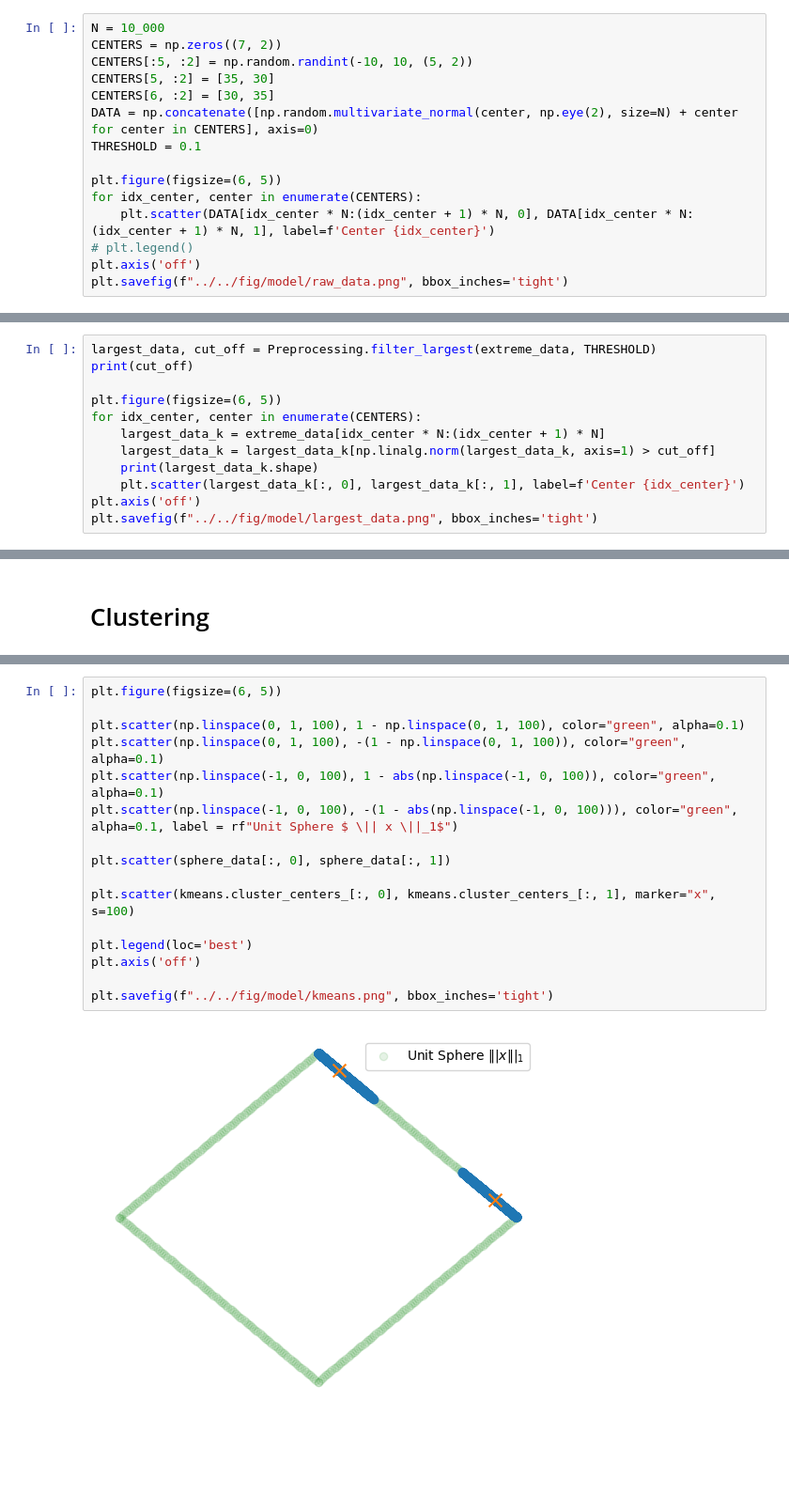
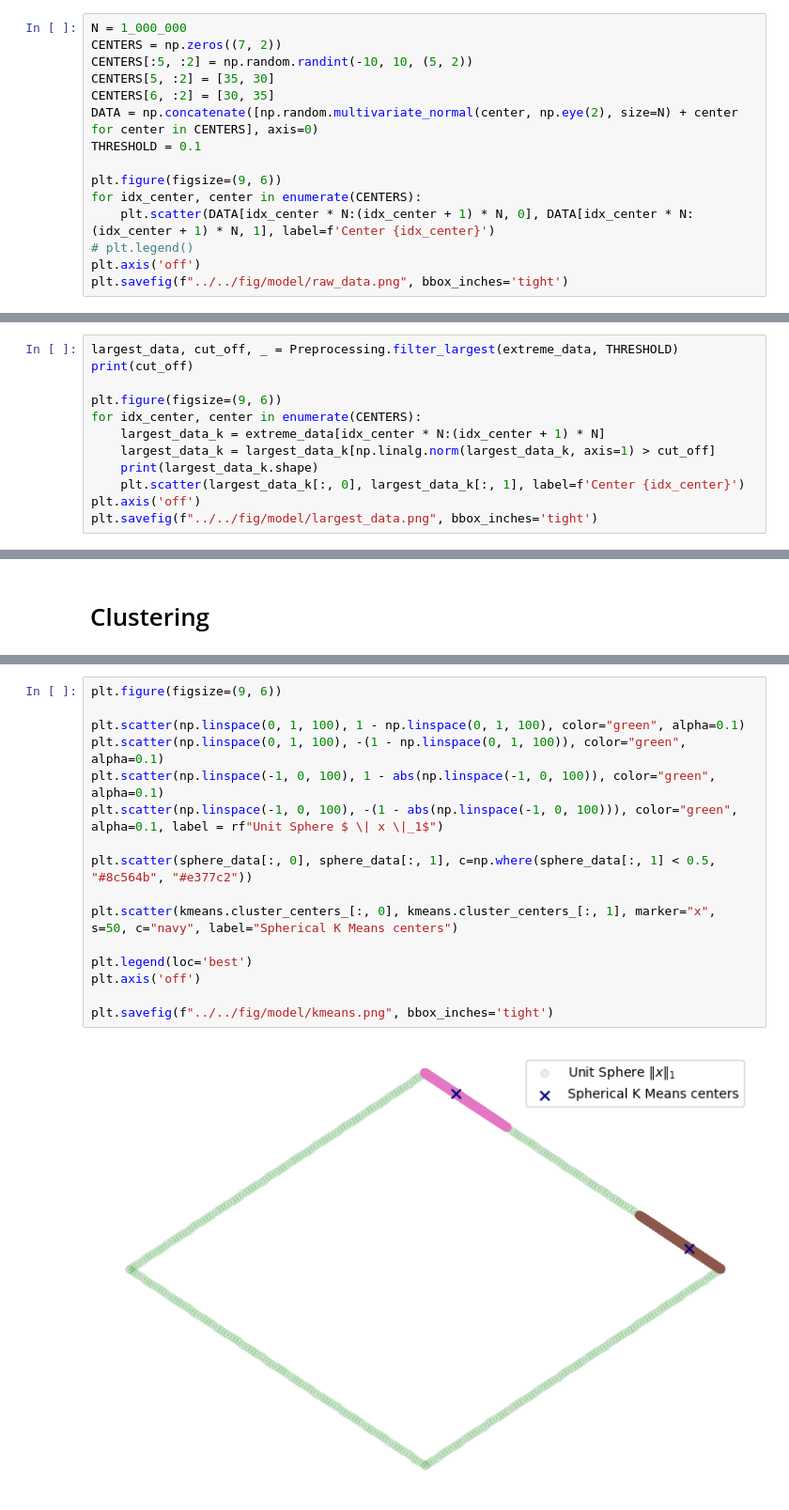
Before and after one commit to SullivanCastro/K-Means-Clustering-of-Extremes, a Jupyter notebook: src/model/utils.ipynb, the cells around one changed output, grey strips where cells are left out. Shown: that part at 94% size. Saved outputs shown, nothing was run; the diff lists cells and outputs as text; blank space fills up the shorter version.

```diff
--- a/src/model/utils.ipynb
+++ b/src/model/utils.ipynb
@@ -10,7 +13,7 @@ import matplotlib.pyplot as plt
 # %% [markdown]
 # Data
 # %%
-N = 10_000
+N = 1_000_000
 CENTERS = np.zeros((7, 2))
 CENTERS[:5, :2] = np.random.randint(-10, 10, (5, 2))
 CENTERS[5, :2] = [35, 30]
@@ -18,7 +21,7 @@ CENTERS[6, :2] = [30, 35]
 DATA = np.concatenate([np.random.multivariate_normal(center, np.eye(2), size=N) + center for center in CENTERS], axis=0)
 THRESHOLD = 0.1
 
-plt.figure(figsize=(6, 5))
+plt.figure(figsize=(9, 6))
 for idx_center, center in enumerate(CENTERS):
     plt.scatter(DATA[idx_center * N:(idx_center + 1) * N, 0], DATA[idx_center * N:(idx_center + 1) * N, 1], label=f'Center {idx_center}')
 # plt.legend()
@@ -40,8 +43,8 @@ plt.savefig(f"../../fig/model/extreme_data.png", bbox_inches='tight')
 # %%
-largest_data, cut_off = Preprocessing.filter_largest(extreme_data, THRESHOLD)
+largest_data, cut_off, _ = Preprocessing.filter_largest(extreme_data, THRESHOLD)
 print(cut_off)
 
-plt.figure(figsize=(6, 5))
+plt.figure(figsize=(9, 6))
 for idx_center, center in enumerate(CENTERS):
     largest_data_k = extreme_data[idx_center * N:(idx_center + 1) * N]
     largest_data_k = largest_data_k[np.linalg.norm(largest_data_k, axis=1) > cut_off]
@@ -89,21 +84,21 @@ kmeans.fit(DATA)
 # %%
-plt.figure(figsize=(6, 5))
+plt.figure(figsize=(9, 6))
 
 plt.scatter(np.linspace(0, 1, 100), 1 - np.linspace(0, 1, 100), color="green", alpha=0.1)
 plt.scatter(np.linspace(0, 1, 100), -(1 - np.linspace(0, 1, 100)), color="green", alpha=0.1)
 plt.scatter(np.linspace(-1, 0, 100), 1 - abs(np.linspace(-1, 0, 100)), color="green", alpha=0.1)
-plt.scatter(np.linspace(-1, 0, 100), -(1 - abs(np.linspace(-1, 0, 100))), color="green", alpha=0.1, label = rf"Unit Sphere $ \|| x \||_1$")
+plt.scatter(np.linspace(-1, 0, 100), -(1 - abs(np.linspace(-1, 0, 100))), color="green", alpha=0.1, label = rf"Unit Sphere $ \| x \|_1$")
 
-plt.scatter(sphere_data[:, 0], sphere_data[:, 1])
+plt.scatter(sphere_data[:, 0], sphere_data[:, 1], c=np.where(sphere_data[:, 1] < 0.5, "#8c564b", "#e377c2"))
 
-plt.scatter(kmeans.cluster_centers_[:, 0], kmeans.cluster_centers_[:, 1], marker="x", s=100)
+plt.scatter(kmeans.cluster_centers_[:, 0], kmeans.cluster_centers_[:, 1], marker="x", s=50, c="navy", label="Spherical K Means centers")
 
 plt.legend(loc='best')
 plt.axis('off')
 
 plt.savefig(f"../../fig/model/kmeans.png", bbox_inches='tight')
 # %% [output]
-[figure, old version]
+[figure, new version]
 # %%
 kmeans.cluster_centers_
 # %% [output]
```
Also changed, not shown: parts of 8 cells of this notebook, 12 other files.
